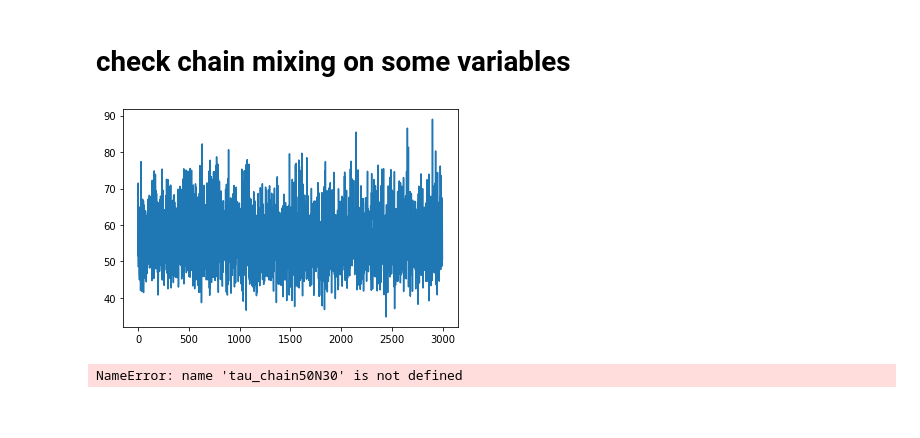
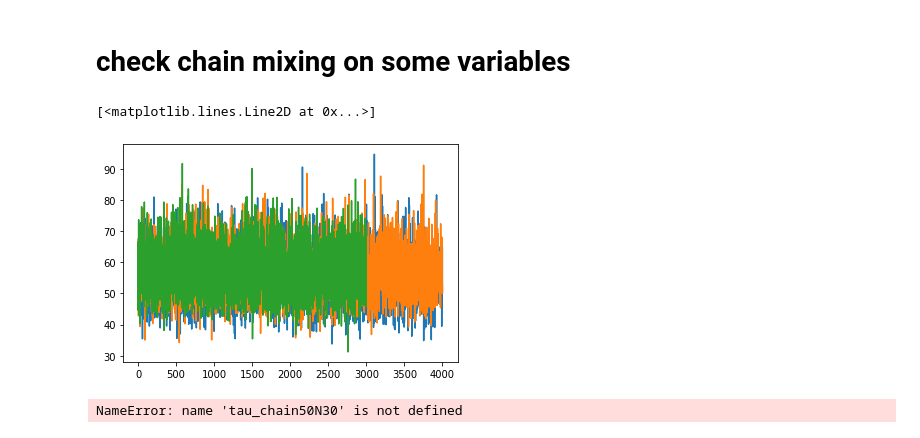
Before and after one commit to LGhilotti/pp_mix, a Jupyter notebook: compare_CD.ipynb, the cells around one changed output. Cells and saved outputs as stored; diff of their text form; code cells hidden in the pictures.

```diff
--- a/compare_CD.ipynb
+++ b/compare_CD.ipynb
@@ -92,9 +107,11 @@ Lambda acceptance rate  0.1247560975609756095394686781219206750392913818359375
 # %%
 chain50N30 = loadChains("data/data_by_rule_student/chains_compare_CD/chains_p_50_d_2_M_4_nperclus_50_N_30.recordio", MultivariateMixtureState)
-chain50N30_sec = loadChains("data/data_by_rule_student/chains_compare_CD/chains_p_50_d_2_M_4_nperclus_50_N_30_sec.recordio", MultivariateMixtureState)
+#chain50N30_sec = loadChains("data/data_by_rule_student/chains_compare_CD/chains_p_50_d_2_M_4_nperclus_50_N_30_sec.recordio", MultivariateMixtureState)
 #chain50N15 = loadChains("data/data_by_rule_student/chains_compare_CD/chains_p_50_d_2_M_4_nperclus_50_N_15.recordio", MultivariateMixtureState)
 #chain50N15_sec = loadChains("data/data_by_rule/chains_compare_CD/chains_p_50_d_2_M_4_nperclus_50_N_15_sec.recordio", MultivariateMixtureState)
 
+chain50N30_c50 = loadChains("data/data_by_rule_student/chains_compare_CD/chains_c50_s8_p_50_d_2_M_4_nperclus_50_N_30.recordio", MultivariateMixtureState)
+#chain50N30_c50_s95 = loadChains("data/data_by_rule_student/chains_compare_CD/chains_c50_s95_p_50_d_2_M_4_nperclus_50_N_30.recordio", MultivariateMixtureState)
 
 
 #chain200 = loadChains("data/data_by_rule/chains_compare_CD/chains_p_50_d_2_M_4_nperclus_200.recordio", MultivariateMixtureState)
@@ -167,11 +186,15 @@ chain50N15[-1].clus_alloc
 # %%
 tau_chain50N30 = np.array([x.lamb_block.tau for x in chain50N30])
 plt.plot(tau_chain50N30)
 
-tau_chain50N30_sec = np.array([x.lamb_block.tau for x in chain50N30_sec])
-#plt.plot(tau_chain50N30_sec)
+tau_chain50N30_c50 = np.array([x.lamb_block.tau for x in chain50N30_c50])
+plt.plot(tau_chain50N30_c50)
+
+tau_chain50N30_c50_s95 = np.array([x.lamb_block.tau for x in chain50N30_c50_s95])
+plt.plot(tau_chain50N30_c50_s95)
 # %% [output]
+[<matplotlib.lines.Line2D at 0x...>]
-[figure, old version]
+[figure, new version]
 # %%
 tau_chain50N30 = np.array([x.lamb_block.tau for x in chain50N30])
 tau_chain50N30_sec = np.array([x.lamb_block.tau for x in chain50N30_sec])
```
Also changed, not shown: parts of 10 cells of this notebook, 11 other files.
